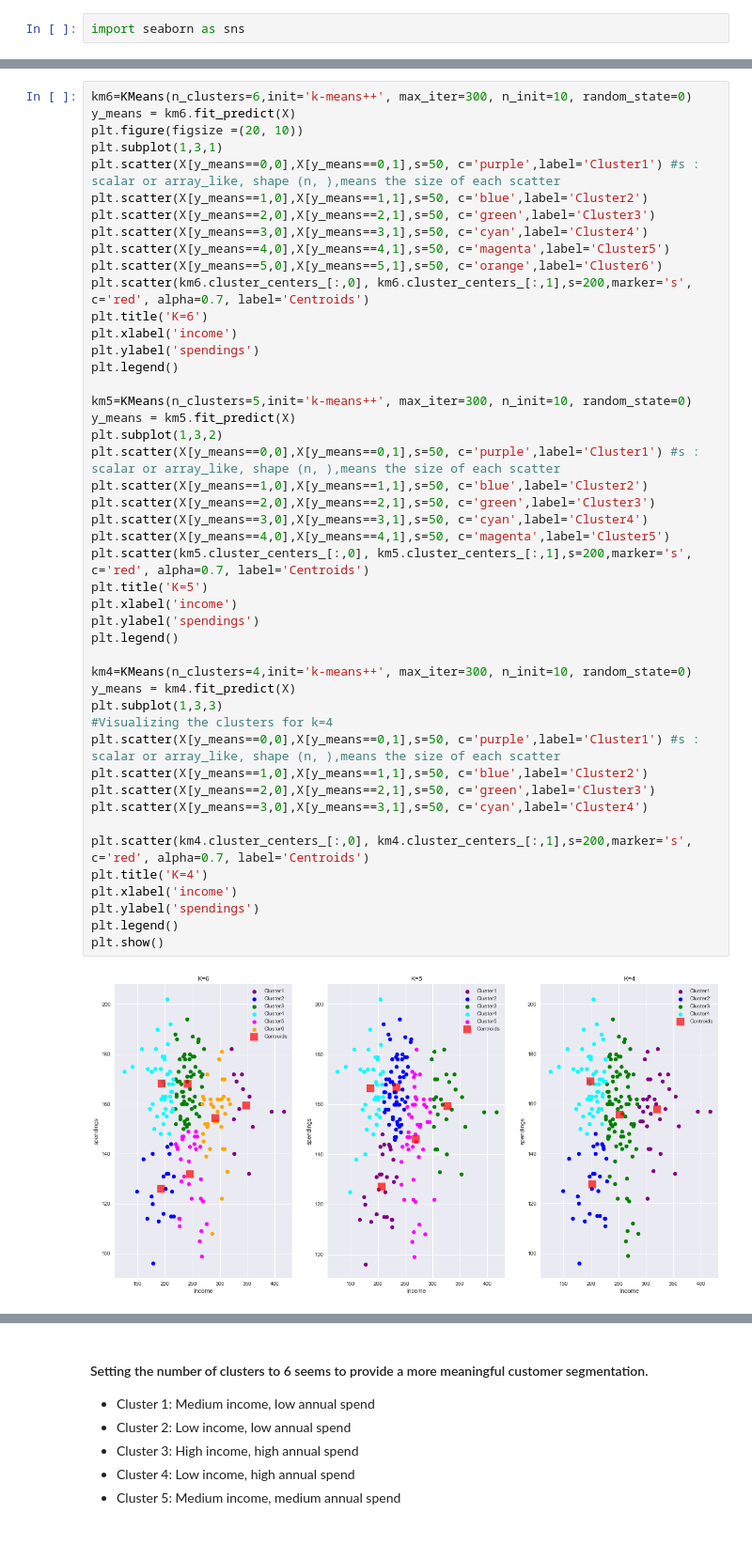
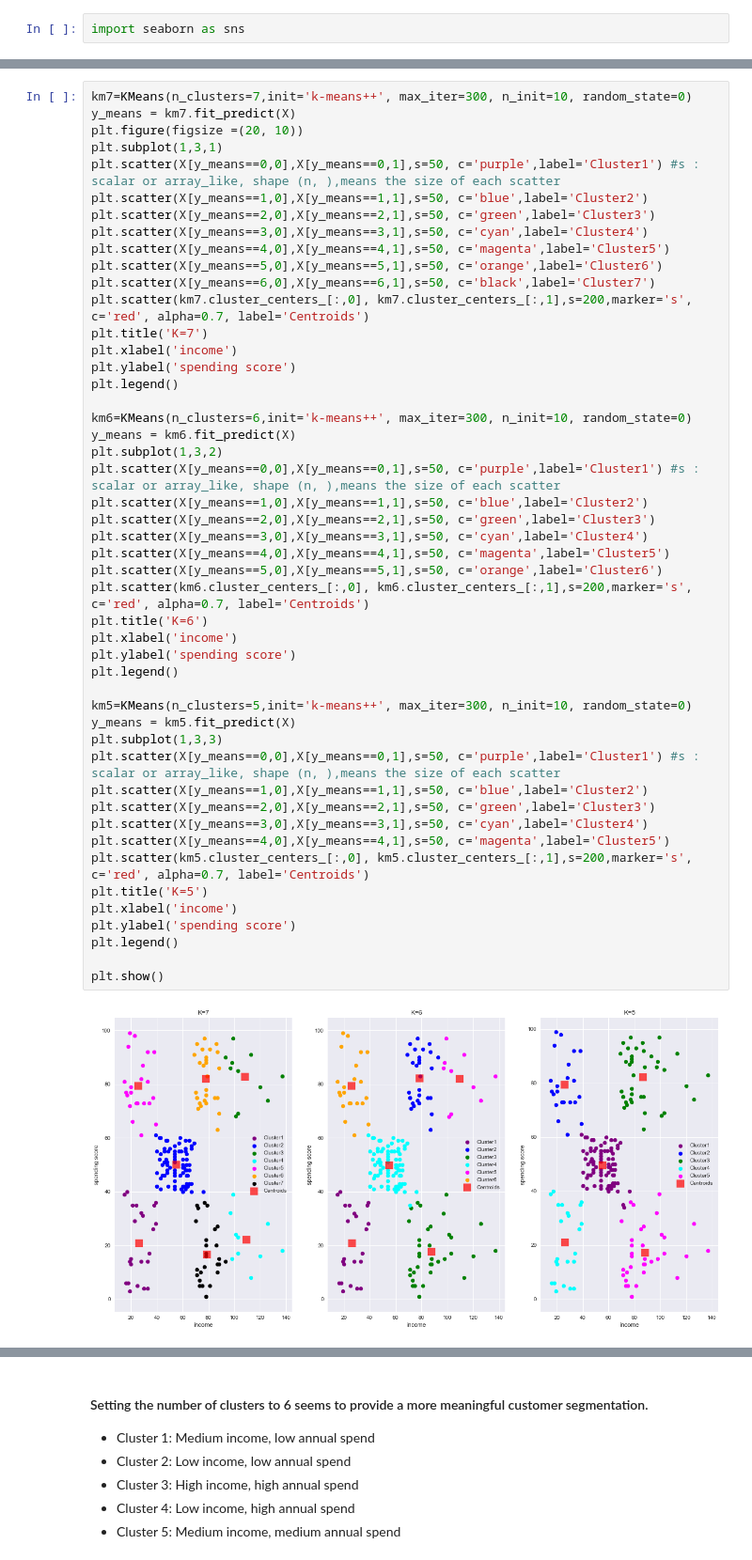
Before and after one commit to harshitmuhal/Customer-Segmentation-using-Kmeans, a Jupyter notebook: customer_segmentation.ipynb, the cells around one changed output, grey strips where cells are left out. Shown at 94% size. Drawn from its saved outputs; the diff is of its cells as text.

```diff
--- a/customer_segmentation.ipynb
+++ b/customer_segmentation.ipynb
@@ -113,48 +113,50 @@ plt.show()
 # %%
+km7=KMeans(n_clusters=7,init='k-means++', max_iter=300, n_init=10, random_state=0)
+y_means = km7.fit_predict(X)
+plt.figure(figsize =(20, 10))
+plt.subplot(1,3,1)
+plt.scatter(X[y_means==0,0],X[y_means==0,1],s=50, c='purple',label='Cluster1') #s : scalar or array_like, shape (n, ),means the size of each scatter
+plt.scatter(X[y_means==1,0],X[y_means==1,1],s=50, c='blue',label='Cluster2')
+plt.scatter(X[y_means==2,0],X[y_means==2,1],s=50, c='green',label='Cluster3')
+plt.scatter(X[y_means==3,0],X[y_means==3,1],s=50, c='cyan',label='Cluster4')
+plt.scatter(X[y_means==4,0],X[y_means==4,1],s=50, c='magenta',label='Cluster5')
+plt.scatter(X[y_means==5,0],X[y_means==5,1],s=50, c='orange',label='Cluster6')
+plt.scatter(X[y_means==6,0],X[y_means==6,1],s=50, c='black',label='Cluster7')
+plt.scatter(km7.cluster_centers_[:,0], km7.cluster_centers_[:,1],s=200,marker='s', c='red', alpha=0.7, label='Centroids')
+plt.title('K=7')
+plt.xlabel('income')
+plt.ylabel('spending score')
+plt.legend()
+
 km6=KMeans(n_clusters=6,init='k-means++', max_iter=300, n_init=10, random_state=0)
 y_means = km6.fit_predict(X)
-plt.figure(figsize =(20, 10))
-plt.subplot(1,3,1)
+plt.subplot(1,3,2)
 plt.scatter(X[y_means==0,0],X[y_means==0,1],s=50, c='purple',label='Cluster1') #s : scalar or array_like, shape (n, ),means the size of each scatter
 plt.scatter(X[y_means==1,0],X[y_means==1,1],s=50, c='blue',label='Cluster2')
 plt.scatter(X[y_means==2,0],X[y_means==2,1],s=50, c='green',label='Cluster3')
 plt.scatter(X[y_means==3,0],X[y_means==3,1],s=50, c='cyan',label='Cluster4')
 plt.scatter(X[y_means==4,0],X[y_means==4,1],s=50, c='magenta',label='Cluster5')
 plt.scatter(X[y_means==5,0],X[y_means==5,1],s=50, c='orange',label='Cluster6')
 plt.scatter(km6.cluster_centers_[:,0], km6.cluster_centers_[:,1],s=200,marker='s', c='red', alpha=0.7, label='Centroids')
 plt.title('K=6')
 plt.xlabel('income')
-plt.ylabel('spendings')
+plt.ylabel('spending score')
 plt.legend()
 
 km5=KMeans(n_clusters=5,init='k-means++', max_iter=300, n_init=10, random_state=0)
 y_means = km5.fit_predict(X)
-plt.subplot(1,3,2)
+plt.subplot(1,3,3)
 plt.scatter(X[y_means==0,0],X[y_means==0,1],s=50, c='purple',label='Cluster1') #s : scalar or array_like, shape (n, ),means the size of each scatter
 plt.scatter(X[y_means==1,0],X[y_means==1,1],s=50, c='blue',label='Cluster2')
 plt.scatter(X[y_means==2,0],X[y_means==2,1],s=50, c='green',label='Cluster3')
 plt.scatter(X[y_means==3,0],X[y_means==3,1],s=50, c='cyan',label='Cluster4')
 plt.scatter(X[y_means==4,0],X[y_means==4,1],s=50, c='magenta',label='Cluster5')
 plt.scatter(km5.cluster_centers_[:,0], km5.cluster_centers_[:,1],s=200,marker='s', c='red', alpha=0.7, label='Centroids')
 plt.title('K=5')
 plt.xlabel('income')
-plt.ylabel('spendings')
+plt.ylabel('spending score')
 plt.legend()
 
-km4=KMeans(n_clusters=4,init='k-means++', max_iter=300, n_init=10, random_state=0)
-y_means = km4.fit_predict(X)
-plt.subplot(1,3,3)
-#Visualizing the clusters for k=4
-plt.scatter(X[y_means==0,0],X[y_means==0,1],s=50, c='purple',label='Cluster1') #s : scalar or array_like, shape (n, ),means the size of each scatter
-plt.scatter(X[y_means==1,0],X[y_means==1,1],s=50, c='blue',label='Cluster2')
-plt.scatter(X[y_means==2,0],X[y_means==2,1],s=50, c='green',label='Cluster3')
-plt.scatter(X[y_means==3,0],X[y_means==3,1],s=50, c='cyan',label='Cluster4')
-
-plt.scatter(km4.cluster_centers_[:,0], km4.cluster_centers_[:,1],s=200,marker='s', c='red', alpha=0.7, label='Centroids')
-plt.title('K=4')
-plt.xlabel('income')
-plt.ylabel('spendings')
-plt.legend()
 plt.show()
 # %% [output]
-[figure, old version]
+[figure, new version]
```
Also changed, not shown: parts of 6 cells of this notebook.
